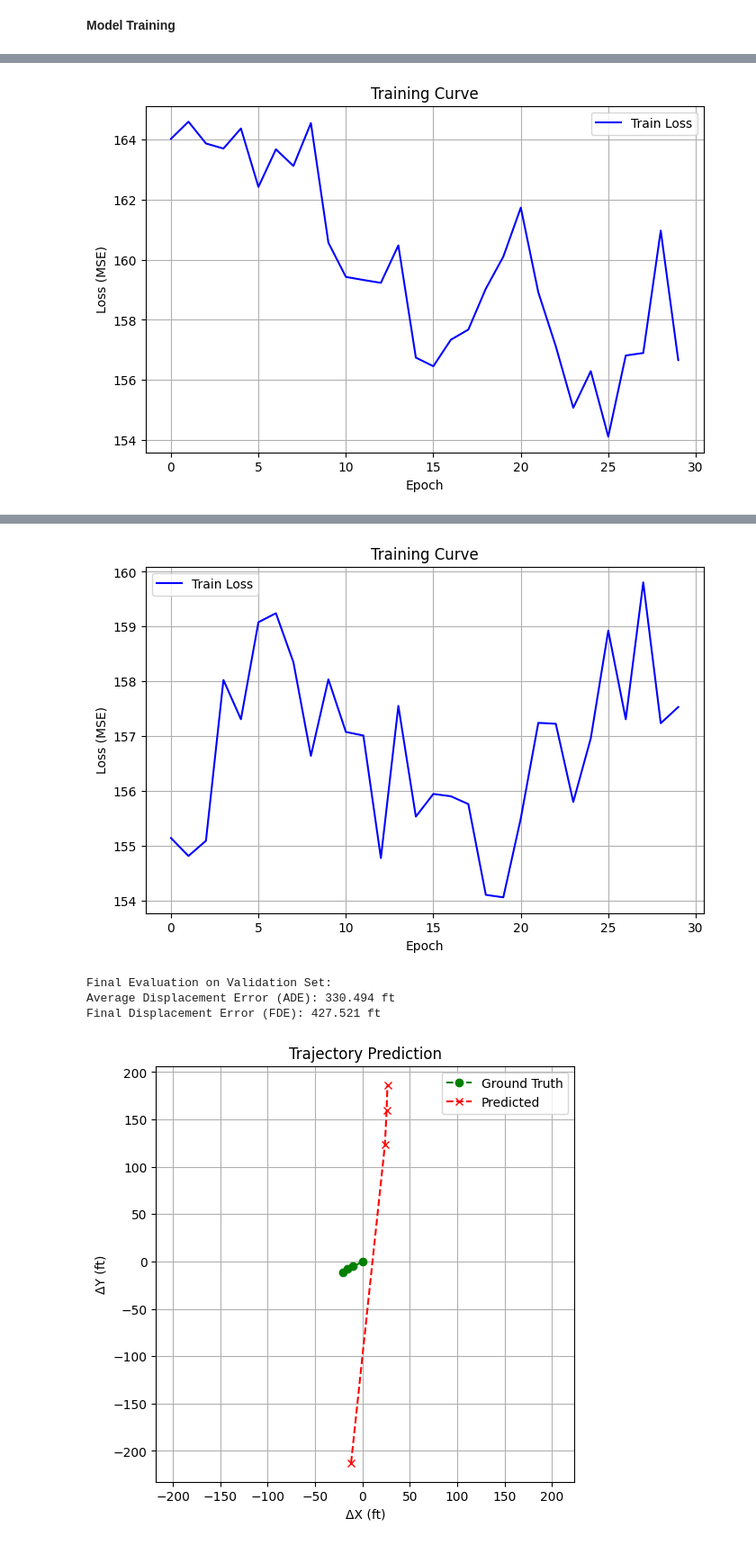
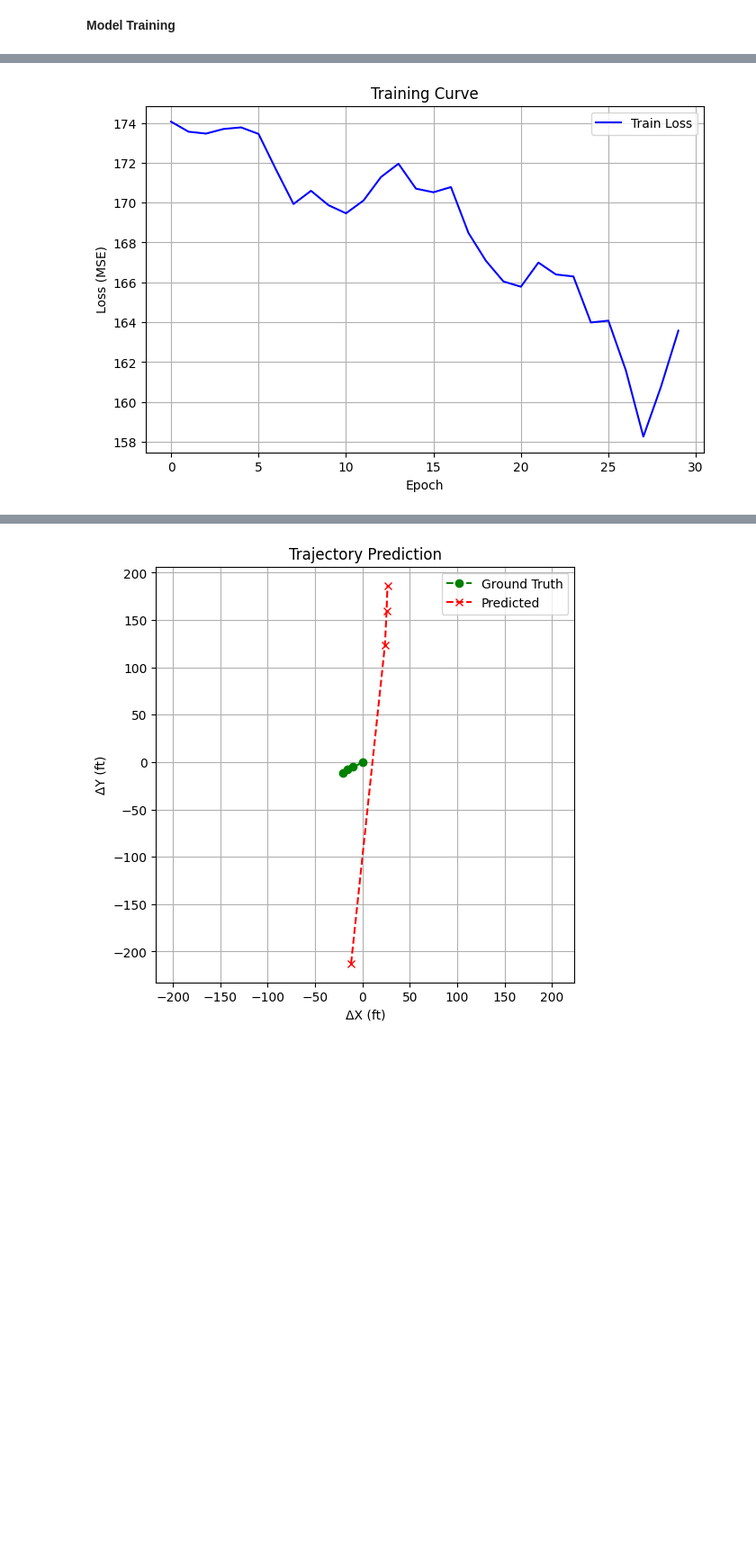
Before and after one commit to ABANISINGHA/Trajectory-Forecasting, a Jupyter notebook: model.ipynb, the cells around one changed output, grey strips where cells are left out. Shown: that part at 90% size. Drawn from its saved outputs; the diff is of its cells as text; code cells hidden in the pictures; blank space fills up the shorter version.

```diff
--- a/model.ipynb
+++ b/model.ipynb
@@ -546,11 +487,11 @@ def evaluate_model(model, val_dataset, device="cuda"):
 # %%
 ade_list = []
 fde_list = []
-
+train_losses = []
 dataset = GraphTrajectoryDataset(train_data)
 dataloader = DataLoader(dataset, batch_size=1, shuffle=True, collate_fn=graph_sequence_collate)
 
-for epoch in range(20):
+for epoch in range(15):
     model, loss = train_one_epoch(model, dataloader, optimizer, criterion, device="cuda")
     train_losses.append(loss)
 
@@ -999,4 +982,4 @@ Final Displacement Error (FDE): 198.728 ft
 # %%
 trained_model_13 = train_and_evaluate(model1, metric = 'huber', train_dataset=dataset, val_dataset=val_data, device="cuda", epochs=30)
-trained_model_14 = train_and_evaluate(model1, metric = 'huber', train_dataset=dataset_normalised, val_dataset=val_data_normalised, device="cuda", epochs=30)
+# trained_model_14 = train_and_evaluate(model1, metric = 'huber', train_dataset=dataset_normalised, val_dataset=val_data_normalised, device="cuda", epochs=30)
 # %% [output]
@@ -1020,2 +1003,2 @@ Epoch 30/30 | Train Loss: 156.6599
-[figure, old version]
+[figure, new version]
 Final Evaluation on Validation Set:
@@ -1038,7 +1007,3 @@ Epoch 30/30 | Train Loss: 157.5332
-[figure, removed]
-Final Evaluation on Validation Set:
-Average Displacement Error (ADE): 330.494 ft
-Final Displacement Error (FDE): 427.521 ft
 # %%
 true_coords, pred_coords = visualize_prediction(trained_model_14, val_data_normalised[0], device="cuda")
 # %% [output]
```
Also changed, not shown: parts of 28 cells of this notebook.
